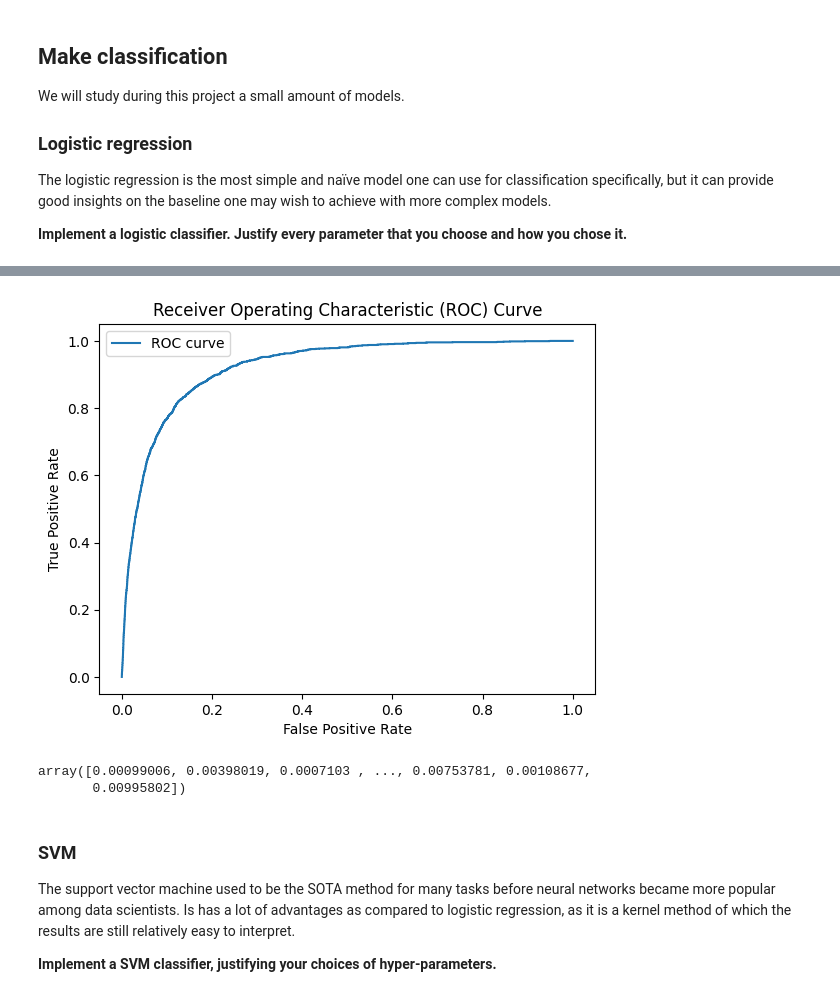
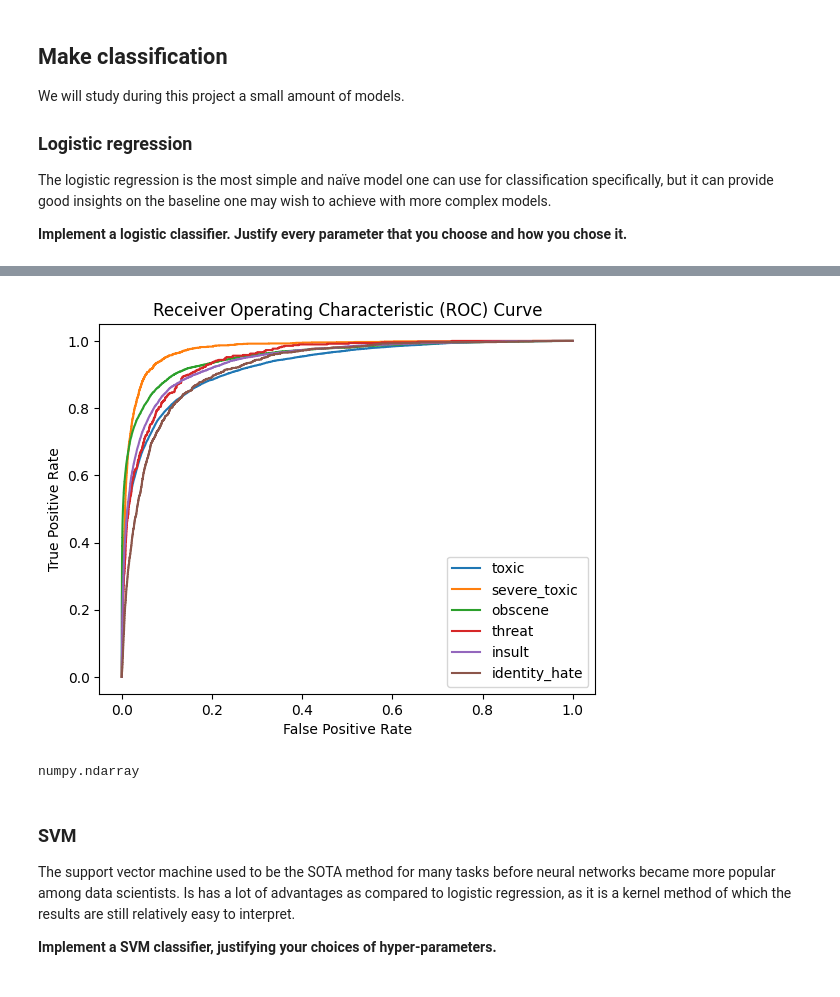
Before and after one commit to godinlu/toxic_comment_classification, a Jupyter notebook: Project_3.ipynb, the cells around one changed output, grey strips where cells are left out. Cells and saved outputs as stored; diff of their text form; code cells hidden in the pictures.

Commit message:
Essai sur les données test

```diff
--- a/Project_3.ipynb
+++ b/Project_3.ipynb
@@ -157,18 +158,23 @@ weighted avg       0.81      0.41      0.54     35098
 # %%
-fpr, tpr, thresholds = roc_curve(y_train.iloc[:,5], y_pred_proba[:,5])
-plt.plot(fpr, tpr, label='ROC curve')
+categ = ["toxic","severe_toxic","obscene","threat","insult","identity_hate"]
+for i in range(6):
+    fpr, tpr, thresholds = roc_curve(y_train.iloc[:,i], y_pred_proba[:,i])
+    plt.plot(fpr, tpr, label=categ[i])
 plt.xlabel('False Positive Rate')
 plt.ylabel('True Positive Rate')
 plt.title('Receiver Operating Characteristic (ROC) Curve')
 plt.legend()
 plt.show()
 # %% [output]
-[figure, old version]
+[figure, new version]
-# %%
-y_pred_proba[:,5]
-# %% [output]
-array([0.00099006, 0.00398019, 0.0007103 , ..., 0.00753781, 0.00108677,
-       0.00995802])
+# %%
+y_test_pred = model.predict(X_test_svd)
+#accuracy = accuracy_score(y_test, y_test_pred)
+# report = classification_report(y_test, y_test_pred,zero_division=1)
+# print(f"Accuracy: {accuracy}")
+# print(f"Classification Report:\n{report}")
+# %% [output]
+numpy.ndarray
 # %% [markdown]
 ### SVM
 
```
Also changed, not shown: parts of 4 cells of this notebook.
